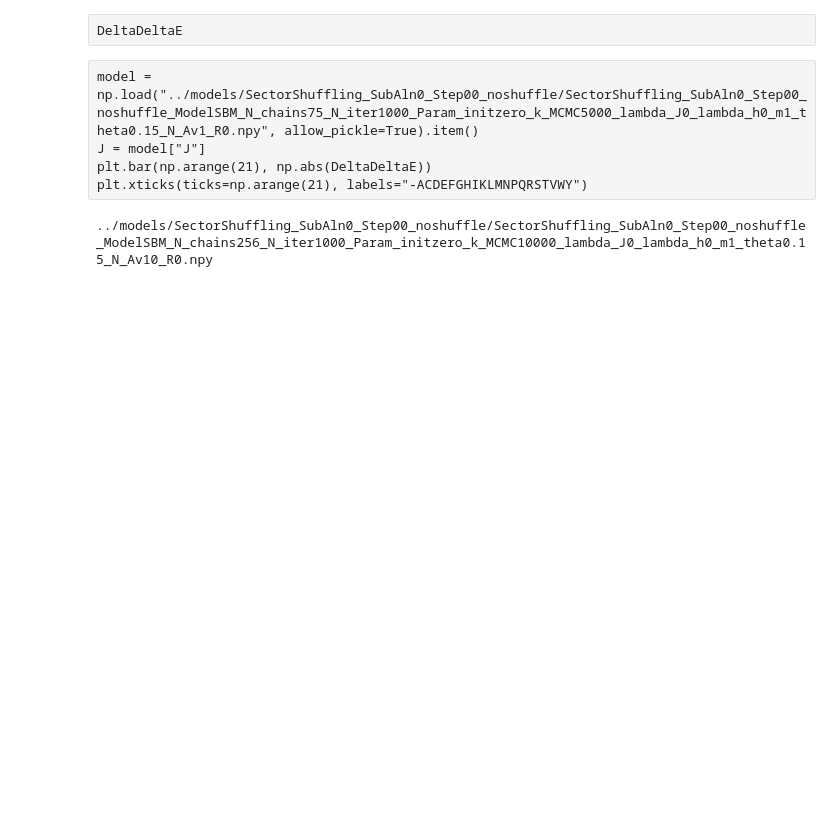
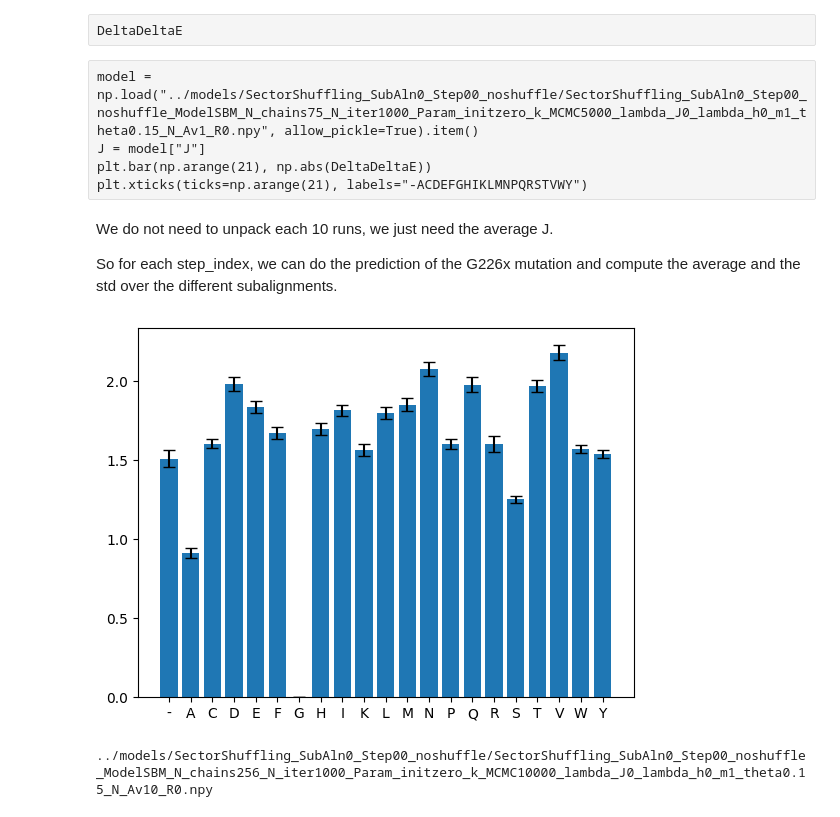
Before and after one commit to shoyip/SectorBootstrap, a Jupyter notebook: notebooks/shuffle_v2.ipynb, the cells around one changed output. Cells and saved outputs as stored; diff of their text form; code cells hidden in the pictures; blank space fills up the shorter version.

```diff
--- a/notebooks/shuffle_v2.ipynb
+++ b/notebooks/shuffle_v2.ipynb
@@ -140,6 +532,28 @@ model = np.load("../models/SectorShuffling_SubAln0_Step00_noshuffle/SectorShuffl
 J = model["J"]
 plt.bar(np.arange(21), np.abs(DeltaDeltaE))
 plt.xticks(ticks=np.arange(21), labels="-ACDEFGHIKLMNPQRSTVWY")
+# %% [markdown]
+We do not need to unpack each 10 runs, we just need the average J.
+
+So for each step_index, we can do the prediction of the G226x mutation and compute the average and the std over the different subalignments.
+# %%
+comp_ddes_list = []
+for model_file in df.loc[0].values[:, 0]:
+    model = np.load(model_file, allow_pickle=True).item()
+    J = model["J"]
+    comp_ddes = np.abs(compensatory_ddes(J).ravel())
+    comp_ddes_list.append(comp_ddes)
+# %%
+plt.bar(
+    np.arange(21),
+    np.mean(comp_ddes_list, axis=0),
+    yerr=np.std(comp_ddes_list, axis=0) / np.sqrt(10),
+    capsize=4
+)
+plt.xticks(ticks=np.arange(21), labels="-ACDEFGHIKLMNPQRSTVWY")
+plt.show()
+# %% [output]
+[figure, added]
 # %%
 for f in df.loc[0, :].model_file:
     print(f)
```
Also changed, not shown: parts of 24 cells of this notebook, 4 other files.
